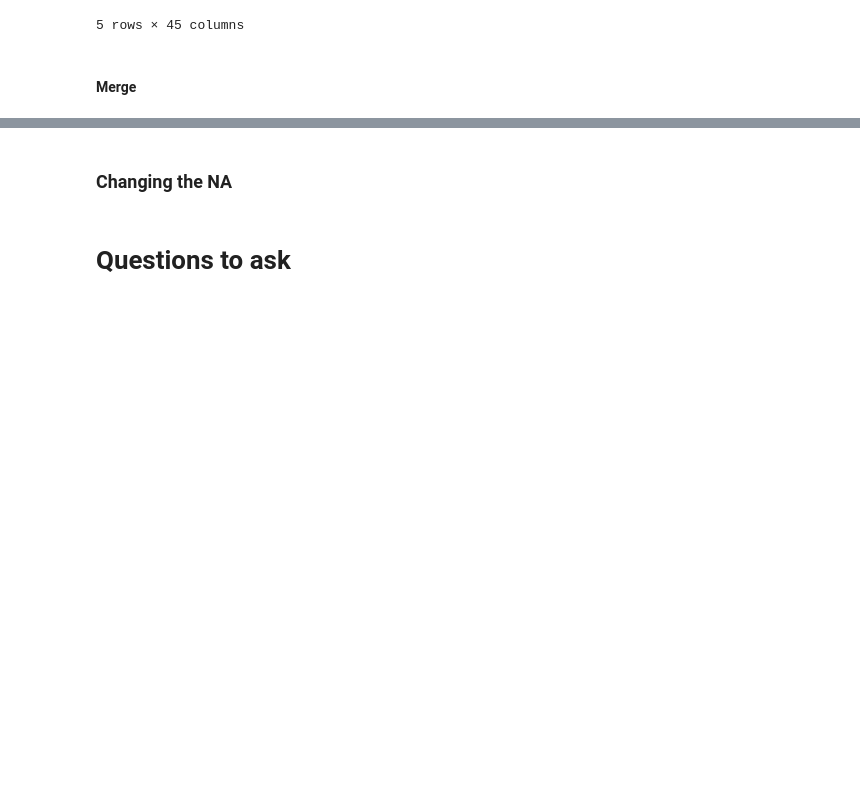
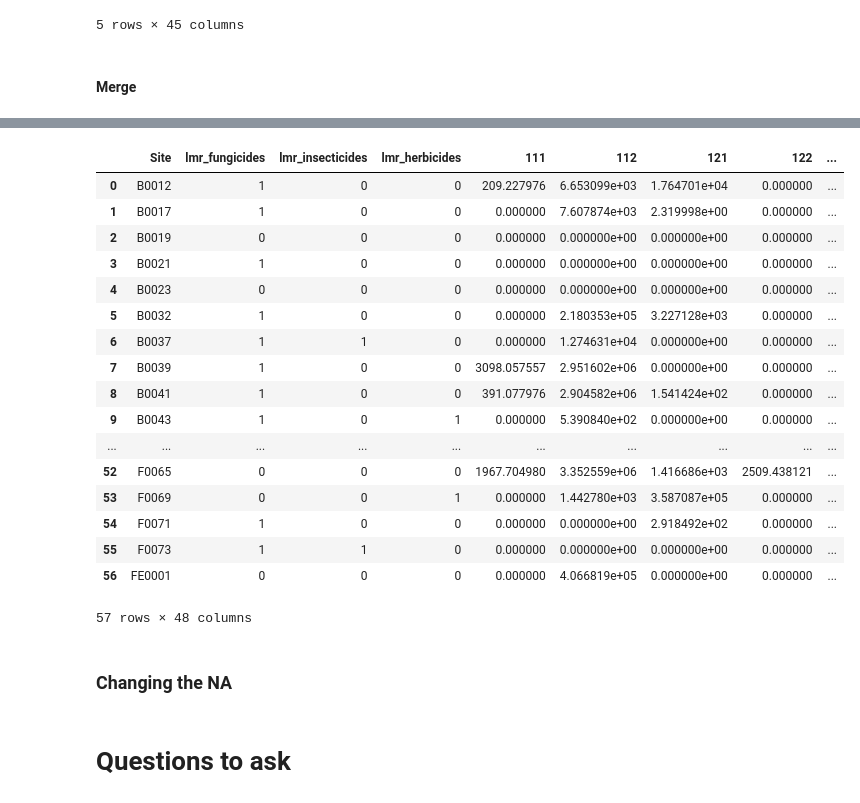
Before and after one commit to Demesmaeker/beeOdiversity, a Jupyter notebook: 01_preprocessing.ipynb, the cells around one changed output, grey strips where cells are left out. Cells and saved outputs as stored; diff of their text form; code cells hidden in the pictures; blank space fills up the shorter version.

```diff
--- a/01_preprocessing.ipynb
+++ b/01_preprocessing.ipynb
@@ -526,0 +530,4 @@ by_sites_df.sample(5)
+# %%
+group_pesti_df = group_pesti_df.reset_index()
+# %%
+group_pesti_df = group_pesti_df.rename(columns={"REF....SUBSTANCE": "Site"})
@@ -526,0 +549,23 @@ by_sites_df.sample(5)
+# %%
+merged_dataset = pd.merge(group_pesti_df, by_sites_df, on=["Site"])
+# %%
+merged_dataset
+# %% [output]
+|  | Site | lmr_fungicides | lmr_insecticides | lmr_herbicides | 111 | 112 | 121 | 122 | ... |
+| 0 | B0012 | 1 | 0 | 0 | 209.227976 | 6.653099e+03 | 1.764701e+04 | 0.000000 | ... |
+| 1 | B0017 | 1 | 0 | 0 | 0.000000 | 7.607874e+03 | 2.319998e+00 | 0.000000 | ... |
+| 2 | B0019 | 0 | 0 | 0 | 0.000000 | 0.000000e+00 | 0.000000e+00 | 0.000000 | ... |
+| 3 | B0021 | 1 | 0 | 0 | 0.000000 | 0.000000e+00 | 0.000000e+00 | 0.000000 | ... |
+| 4 | B0023 | 0 | 0 | 0 | 0.000000 | 0.000000e+00 | 0.000000e+00 | 0.000000 | ... |
+| 5 | B0032 | 1 | 0 | 0 | 0.000000 | 2.180353e+05 | 3.227128e+03 | 0.000000 | ... |
+| 6 | B0037 | 1 | 1 | 0 | 0.000000 | 1.274631e+04 | 0.000000e+00 | 0.000000 | ... |
+| 7 | B0039 | 1 | 0 | 0 | 3098.057557 | 2.951602e+06 | 0.000000e+00 | 0.000000 | ... |
+| 8 | B0041 | 1 | 0 | 0 | 391.077976 | 2.904582e+06 | 1.541424e+02 | 0.000000 | ... |
+| 9 | B0043 | 1 | 0 | 1 | 0.000000 | 5.390840e+02 | 0.000000e+00 | 0.000000 | ... |
+| ... | ... | ... | ... | ... | ... | ... | ... | ... | ... |
+| 52 | F0065 | 0 | 0 | 0 | 1967.704980 | 3.352559e+06 | 1.416686e+03 | 2509.438121 | ... |
+| 53 | F0069 | 0 | 0 | 1 | 0.000000 | 1.442780e+03 | 3.587087e+05 | 0.000000 | ... |
+| 54 | F0071 | 1 | 0 | 0 | 0.000000 | 0.000000e+00 | 2.918492e+02 | 0.000000 | ... |
+| 55 | F0073 | 1 | 1 | 0 | 0.000000 | 0.000000e+00 | 0.000000e+00 | 0.000000 | ... |
+| 56 | FE0001 | 0 | 0 | 0 | 0.000000 | 4.066819e+05 | 0.000000e+00 | 0.000000 | ... |
+57 rows × 48 columns
```
Also changed, not shown: parts of 14 cells of this notebook, 2 other files.
